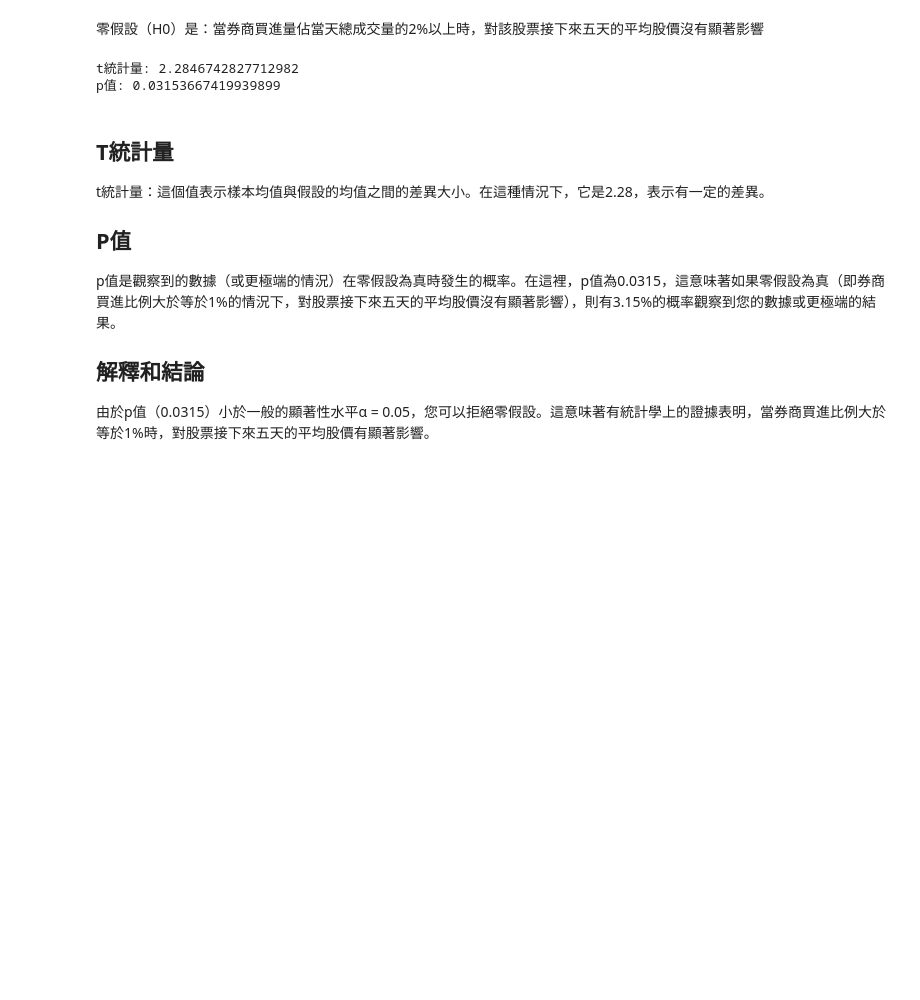
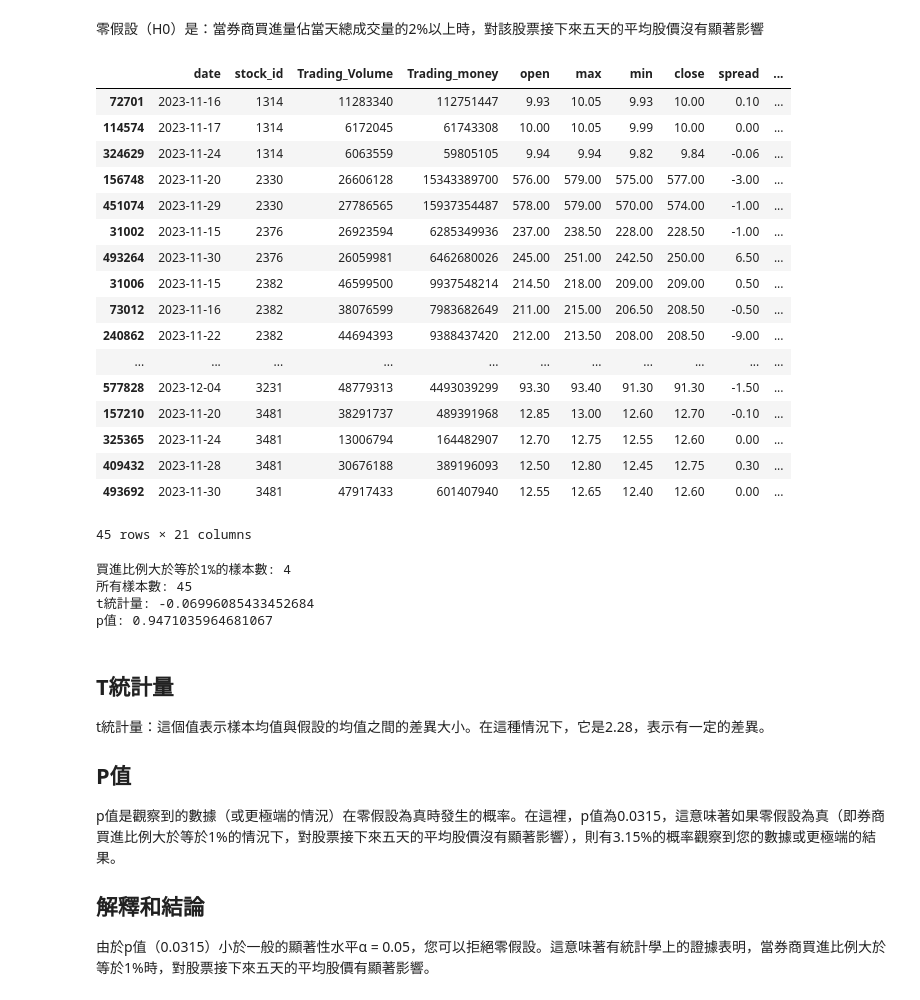
Before and after one commit to tw-lws/StockBrokerPriceCorrelation, a Jupyter notebook: BrokerAndPriceCorrelation.ipynb, the cells around one changed output. Drawn from its saved outputs; the diff is of its cells as text; code cells hidden in the pictures; blank space fills up the shorter version.

```diff
--- a/BrokerAndPriceCorrelation.ipynb
+++ b/BrokerAndPriceCorrelation.ipynb
@@ -165,16 +166,42 @@ plot_with_regression(df_combined['buy_ratio'], df_combined['price_change_day_5']
 # %%
 df_combined['avg_price_change_5d'] = df_combined[['price_change_day_2', 'price_change_day_3', 'price_change_day_4', 'price_change_day_5']].mean(axis=1)
 
 
 # 使用.loc[]來避免SettingWithCopyWarning
 df_high_buy = df_combined[df_combined['buy_ratio'] >= 0.01].copy()
 df_high_buy.loc[:, 'avg_price_change_5d'] = (df_high_buy[['price_change_day_2', 'price_change_day_3', 'price_change_day_4', 'price_change_day_5']].sum(axis=1)) / 4
+df_combined
+# %% [output]
+|  | date | stock_id | Trading_Volume | Trading_money | open | max | min | close | spread | ... |
+| 72701 | 2023-11-16 | 1314 | 11283340 | 112751447 | 9.93 | 10.05 | 9.93 | 10.00 | 0.10 | ... |
+| 114574 | 2023-11-17 | 1314 | 6172045 | 61743308 | 10.00 | 10.05 | 9.99 | 10.00 | 0.00 | ... |
+| 324629 | 2023-11-24 | 1314 | 6063559 | 59805105 | 9.94 | 9.94 | 9.82 | 9.84 | -0.06 | ... |
+| 156748 | 2023-11-20 | 2330 | 26606128 | 15343389700 | 576.00 | 579.00 | 575.00 | 577.00 | -3.00 | ... |
+| 451074 | 2023-11-29 | 2330 | 27786565 | 15937354487 | 578.00 | 579.00 | 570.00 | 574.00 | -1.00 | ... |
+| 31002 | 2023-11-15 | 2376 | 26923594 | 6285349936 | 237.00 | 238.50 | 228.00 | 228.50 | -1.00 | ... |
+| 493264 | 2023-11-30 | 2376 | 26059981 | 6462680026 | 245.00 | 251.00 | 242.50 | 250.00 | 6.50 | ... |
+| 31006 | 2023-11-15 | 2382 | 46599500 | 9937548214 | 214.50 | 218.00 | 209.00 | 209.00 | 0.50 | ... |
+| 73012 | 2023-11-16 | 2382 | 38076599 | 7983682649 | 211.00 | 215.00 | 206.50 | 208.50 | -0.50 | ... |
+| 240862 | 2023-11-22 | 2382 | 44694393 | 9388437420 | 212.00 | 213.50 | 208.00 | 208.50 | -9.00 | ... |
+| ... | ... | ... | ... | ... | ... | ... | ... | ... | ... | ... |
+| 577828 | 2023-12-04 | 3231 | 48779313 | 4493039299 | 93.30 | 93.40 | 91.30 | 91.30 | -1.50 | ... |
+| 157210 | 2023-11-20 | 3481 | 38291737 | 489391968 | 12.85 | 13.00 | 12.60 | 12.70 | -0.10 | ... |
+| 325365 | 2023-11-24 | 3481 | 13006794 | 164482907 | 12.70 | 12.75 | 12.55 | 12.60 | 0.00 | ... |
+| 409432 | 2023-11-28 | 3481 | 30676188 | 389196093 | 12.50 | 12.80 | 12.45 | 12.75 | 0.30 | ... |
+| 493692 | 2023-11-30 | 3481 | 47917433 | 601407940 | 12.55 | 12.65 | 12.40 | 12.60 | 0.00 | ... |
+45 rows × 21 columns
 # %%
 from scipy import stats
 
-# 提取兩組數據：買進比例大於等於2%的樣本和所有樣本
+# 提取兩組數據：買進比例大於等於1%的樣本和所有樣本
 group1 = df_high_buy['avg_price_change_5d']
 group2 = df_combined['avg_price_change_5d']
+
+# 列出樣本數
+group1_count = len(group1)
+group2_count = len(group2)
+print("買進比例大於等於1%的樣本數:", group1_count)
+print("所有樣本數:", group2_count)
 
 # 進行t檢定
 t_stat, p_value = stats.ttest_ind(group1, group2, equal_var=False)
@@ -182,8 +209,10 @@ t_stat, p_value = stats.ttest_ind(group1, group2, equal_var=False)
 print("t統計量:", t_stat)
 print("p值:", p_value)
 # %% [output]
-t統計量: 2.2846742827712982
-p值: 0.03153667419939899
+買進比例大於等於1%的樣本數: 4
+所有樣本數: 45
+t統計量: -0.06996085433452684
+p值: 0.9471035964681067
 # %% [markdown]
 ## T統計量
 t統計量：這個值表示樣本均值與假設的均值之間的差異大小。在這種情況下，它是2.28，表示有一定的差異。
```
Also changed, not shown: parts of 5 cells of this notebook, 3 other files.
